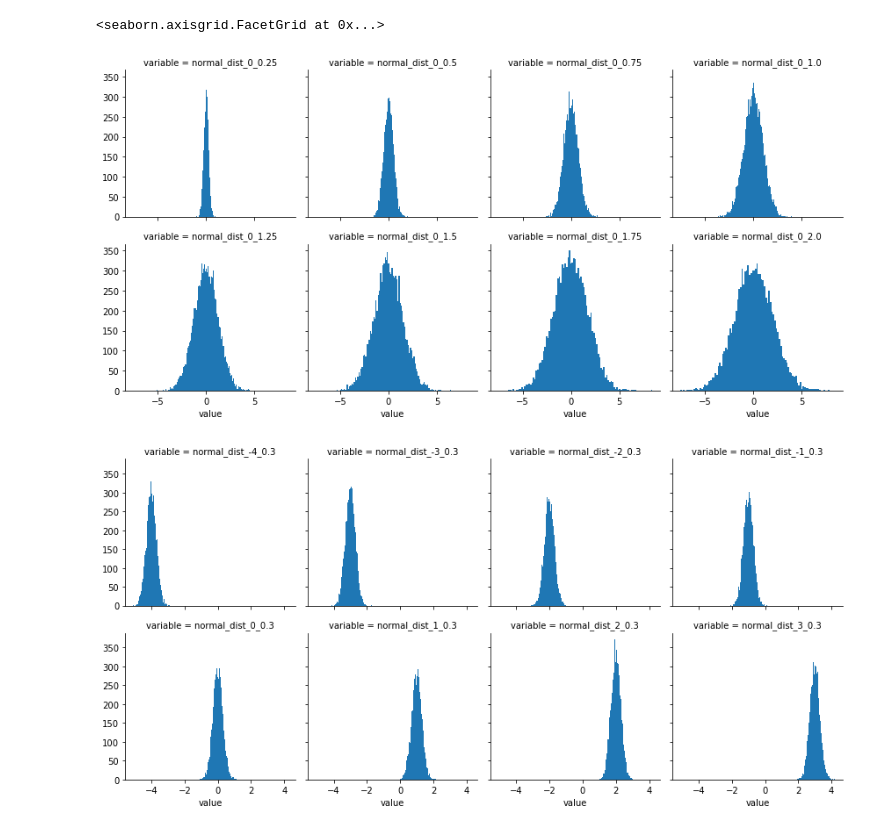
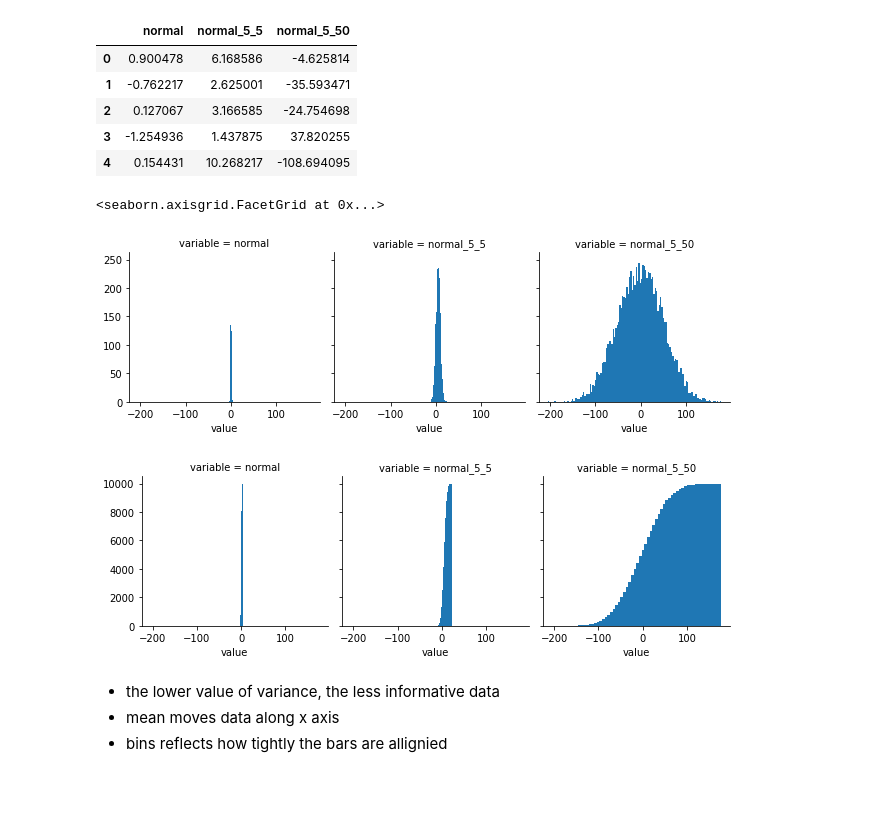
Before and after one commit to hmilanowski/CPS_DA, a Jupyter notebook: Lab_02.ipynb, the cells around one changed output. Drawn from its saved outputs; the diff is of its cells as text; code cells hidden in the pictures; blank space fills up the shorter version.

```diff
--- a/Lab_02.ipynb
+++ b/Lab_02.ipynb
@@ -32,9 +12,32 @@ melted_constant_std_df = df_constant_std.melt()
+# %%
+normal_dist_dict = {
+    "normal":      np.random.normal(size=10000),                    # Informative
+    "normal_5_5":  np.random.normal(loc=5.0,scale=5.0,size=10000),   # Informative
+    "normal_5_50": np.random.normal(loc=0.0,scale=50.0,size=10000) # Weekly informative
+}
+
+df = pd.DataFrame.from_dict(normal_dist_dict)
+df.head()
+# %% [output]
+|  | normal | normal_5_5 | normal_5_50 |
+| 0 | 0.900478 | 6.168586 | -4.625814 |
+| 1 | -0.762217 | 2.625001 | -35.593471 |
+| 2 | 0.127067 | 3.166585 | -24.754698 |
+| 3 | -1.254936 | 1.437875 | 37.820255 |
+| 4 | 0.154431 | 10.268217 | -108.694095 |
+# %%
+melted_df = df.melt()
 # %%
-Graph = sns.FacetGrid(melted_constant_mean_df, col="variable", col_wrap = 4, sharex=True)
-Graph.map(plt.hist,"value",cumulative=False,bins=100)
-Graph = sns.FacetGrid(melted_constant_std_df, col="variable", col_wrap = 4, sharex=True)
-Graph.map(plt.hist,"value",cumulative=False,bins=100)
+# Maps a dataset onto multiple axes
+Graph = sns.FacetGrid(melted_df, col="variable", sharex=True)
+Graph.map(plt.hist,"value",cumulative=False,bins=128)
+GraphCum = sns.FacetGrid(melted_df, col="variable", sharex=True)
+GraphCum.map(plt.hist,"value", cumulative=True,bins=64)
 # %% [output]
 <seaborn.axisgrid.FacetGrid at 0x...>
-[figure, old version]
+[figure, new version]
-[figure, old version]
+[figure, new version]
+# %% [markdown]
+- the lower value of variance, the less informative data
+- mean moves data along x axis
+- bins reflects how tightly the bars are allignied
```
Also changed, not shown: parts of 19 cells of this notebook, 1 other file.
